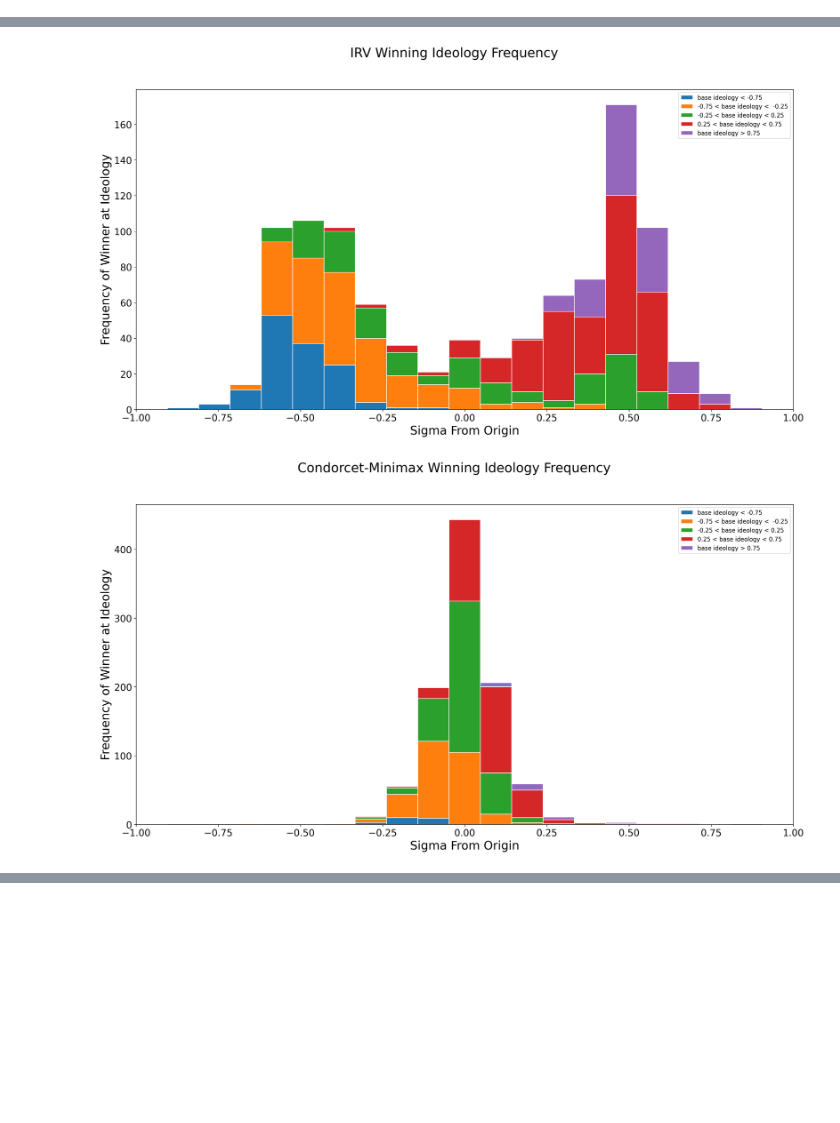
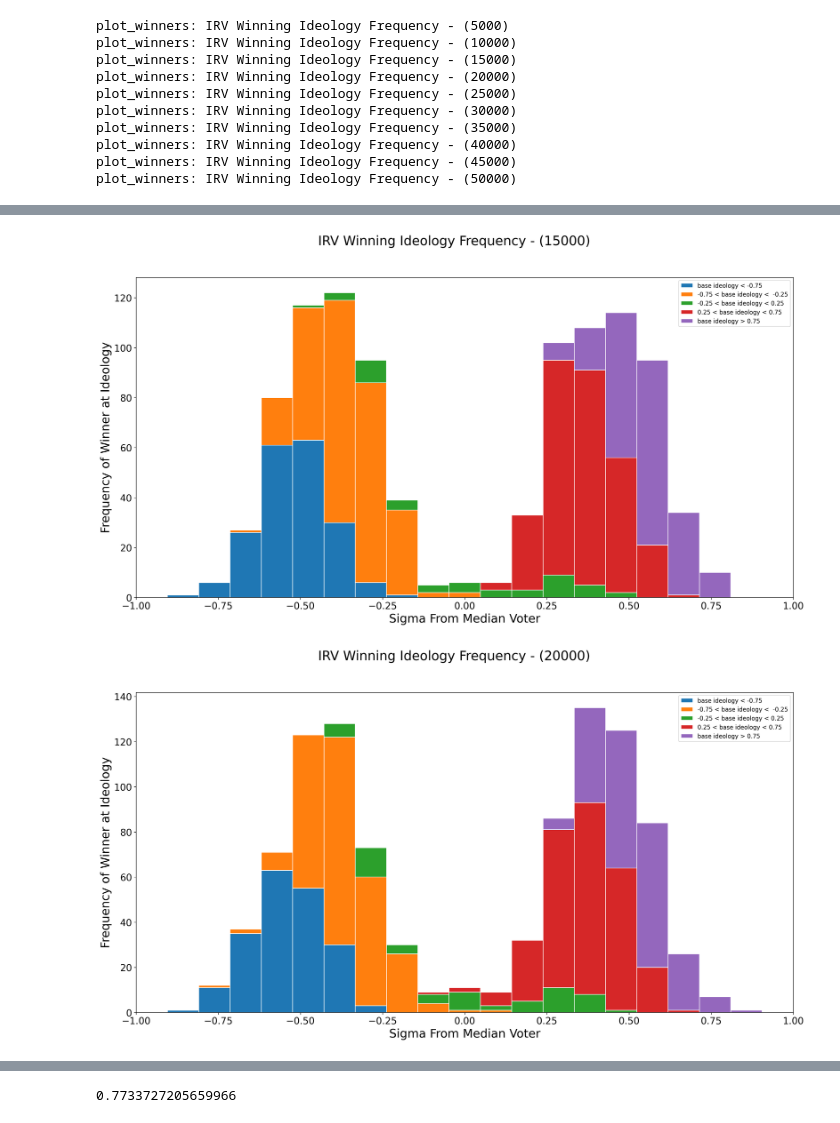
Before and after one commit to robbierobinette/bc-python, a Jupyter notebook: plot_strategic_candidates.ipynb, the cells around one changed output, grey strips where cells are left out. Saved outputs shown, nothing was run; the diff lists cells and outputs as text; code cells hidden in the pictures; blank space fills up the shorter version.

```diff
--- a/plot_strategic_candidates.ipynb
+++ b/plot_strategic_candidates.ipynb
@@ -130,7 +112,8 @@ def split_by_bin(data: List[float], split_data: List[float], ordered_bins: List[
     return results
 
 
-def plot_winners(i_config: ExperimentConfig, h_config: ExperimentConfig):
+def plot_winners(config: ExperimentConfig, title: str, n_races: int, n_voters: int):
+    print("plot_winners: %s" % title)
     bins = [-1000, -.75, -0.25, .25, .75]
     labels = ["base ideology < -0.75",
               "-0.75 < base ideology <  -0.25",
@@ -138,25 +121,32 @@ def plot_winners(i_config: ExperimentConfig, h_config: ExperimentConfig):
               "0.25 < base ideology < 0.75",
               "base ideology > 0.75"]
 
-    n_voters = 1000
-    n_races = 1000
-    results = compare_methods(BetterCandidateFactory(), i_config, h_config, n_voters, n_races)
+    results = compute_results_for_config(BetterCandidateFactory(), config, n_races, n_voters)
 
-    i_exp = Experiment(i_config)
+    exp = Experiment(config)
 
-    irv_winning_ideology = [cc.irv_sr.winner.ideology.vec[0] for cc in results]
-    irv_winning_base_ideology = [cc.irv_sr.winner_base.ideology.vec[0] for cc in results]
-    plot_data = split_by_bin(irv_winning_ideology, irv_winning_base_ideology, bins)
-    i_exp.plot_results(plot_data, "IRV Winning Ideology Frequency", labels)
+    winning_ideology = [r.winner.ideology.vec[0] for r in results]
+    winning_base_ideology = [r.winner_base.ideology.vec[0] for r in results]
+    plot_data = split_by_bin(winning_ideology, winning_base_ideology, bins)
+    exp.plot_results(plot_data, title, labels)
 
-    h_exp = Experiment(h_config)
-    h2h_winning_ideology = [cc.h2h_sr.winner.ideology.vec[0] for cc in results]
-    h2h_winning_base_ideology = [cc.h2h_sr.winner_base.ideology.vec[0] for cc in results]
-    plot_data = split_by_bin(h2h_winning_ideology, h2h_winning_base_ideology, bins)
-    h_exp.plot_results(plot_data, "Condorcet-Minimax Winning Ideology Frequency", labels)
+def plot_progress_winners(config: ExperimentConfig, title: str, start_k: int, stop_k: int, n_races: int, n_voters: int):
 
+    for i in range(start_k, stop_k, 5):
+        p_config = copy(config)
+        p_config.model_path = "%s.%06d.progress" % (config.model_path, i * 1000)
+        this_title = "%s - (%d)" % (title, i * 1000)
+        plot_winners(p_config, this_title, n_races, n_voters)
 
-# plot_winners(irv_x_config, irv_y_config)
-plot_winners(irv_a_config, h2h_a_config)
-plot_winners(irv_b_config, h2h_b_config)
+plot_progress_winners(irv_a_config, "IRV Winning Ideology Frequency", 5, 55, 1000, 1000)
 # %% [output]
+plot_winners: IRV Winning Ideology Frequency - (5000)
+plot_winners: IRV Winning Ideology Frequency - (10000)
+plot_winners: IRV Winning Ideology Frequency - (15000)
+plot_winners: IRV Winning Ideology Frequency - (20000)
+plot_winners: IRV Winning Ideology Frequency - (25000)
+plot_winners: IRV Winning Ideology Frequency - (30000)
+plot_winners: IRV Winning Ideology Frequency - (35000)
+plot_winners: IRV Winning Ideology Frequency - (40000)
+plot_winners: IRV Winning Ideology Frequency - (45000)
+plot_winners: IRV Winning Ideology Frequency - (50000)
@@ -165,2 +155,2 @@ plot_winners(irv_b_config, h2h_b_config)
-[figure, old version]
+[figure, new version]
-[figure, old version]
+[figure, new version]
@@ -166,0 +163,5 @@ plot_winners(irv_b_config, h2h_b_config)
+# %%
+from elections.GaussianHelpers import cumulative_normal_dist
+cumulative_normal_dist(.75)
+# %% [output]
+0.7733727205659966
```
Also changed, not shown: parts of 2 cells of this notebook, 2 other files.
